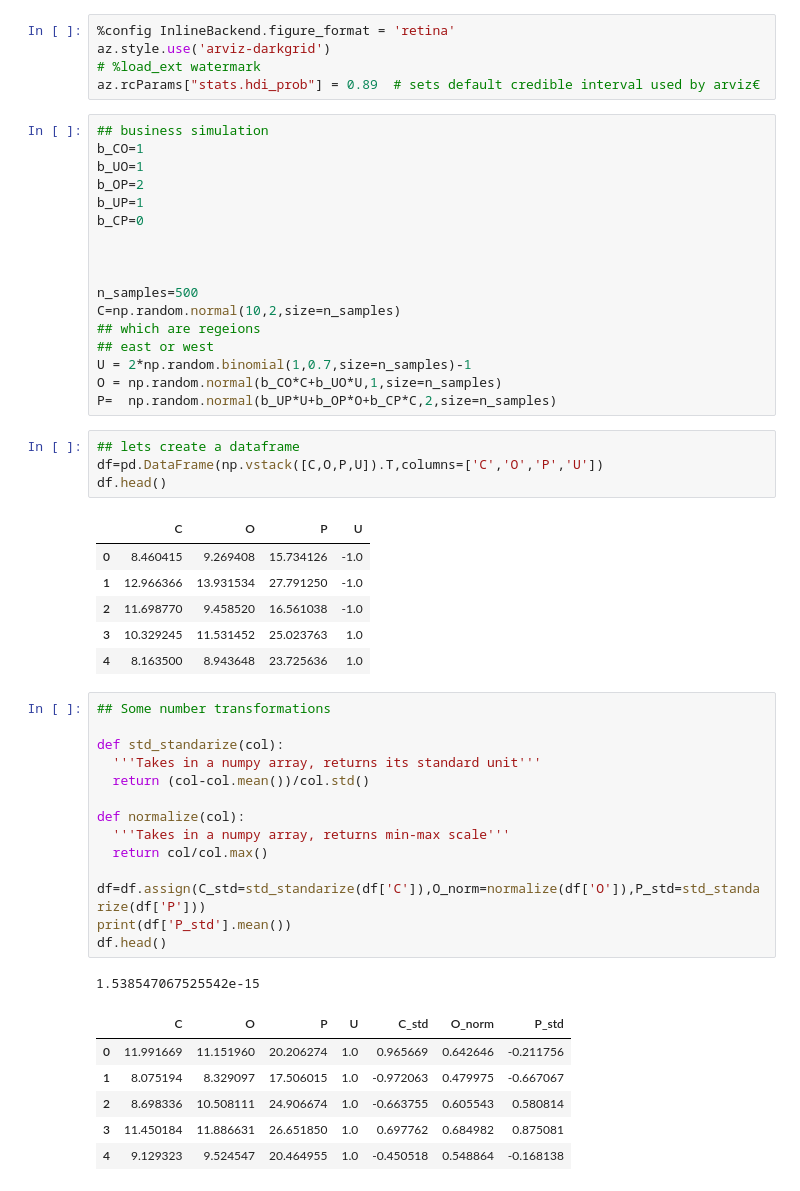
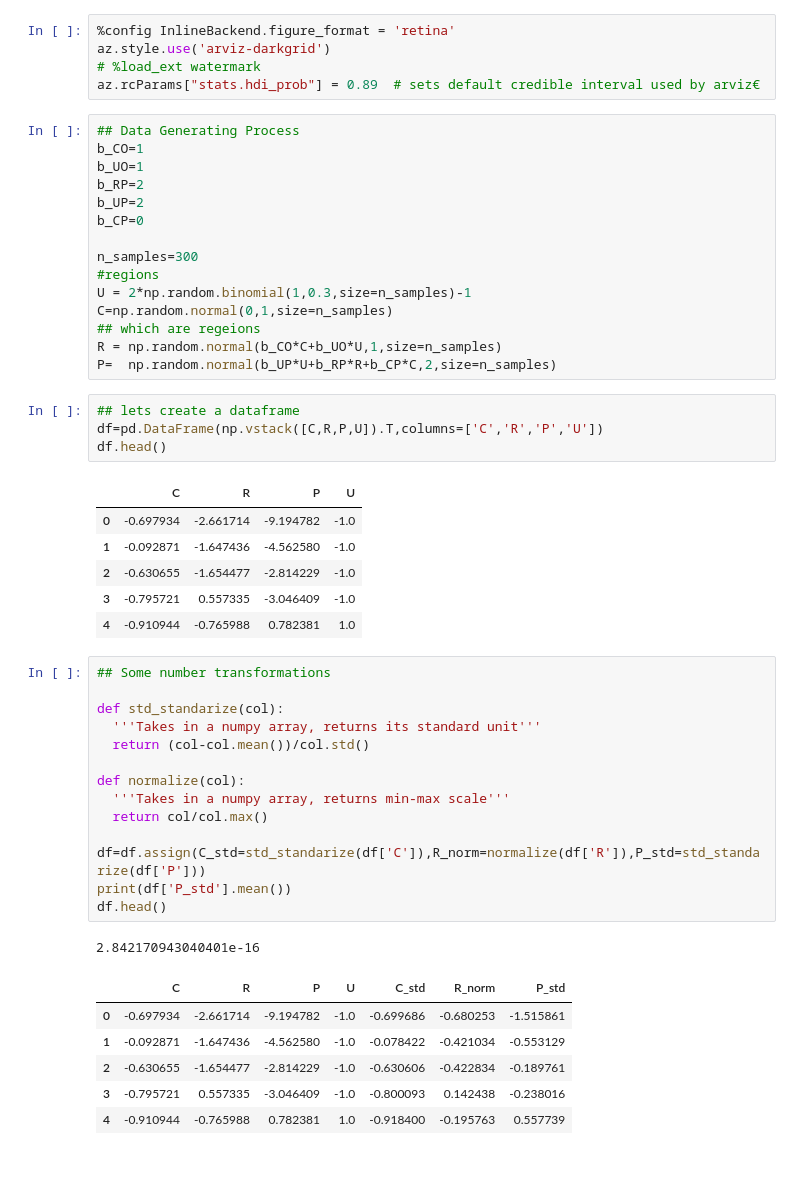
Before and after one commit to roesta07/How-Business-Strategies-can-create-bias, a Jupyter notebook: strategy_analysis.ipynb, the cells around one changed output. Cells and saved outputs as stored; diff of their text form.

```diff
--- a/strategy_analysis.ipynb
+++ b/strategy_analysis.ipynb
@@ -55,54 +55,52 @@ az.style.use('arviz-darkgrid')
 # %load_ext watermark
 az.rcParams["stats.hdi_prob"] = 0.89  # sets default credible interval used by arviz€
 # %%
-## business simulation
+## Data Generating Process
 b_CO=1
 b_UO=1
-b_OP=2
-b_UP=1
+b_RP=2
+b_UP=2
 b_CP=0
 
-
-
-n_samples=500
-C=np.random.normal(10,2,size=n_samples)
+n_samples=300
+#regions
+U = 2*np.random.binomial(1,0.3,size=n_samples)-1
+C=np.random.normal(0,1,size=n_samples)
 ## which are regeions
-## east or west
-U = 2*np.random.binomial(1,0.7,size=n_samples)-1
-O = np.random.normal(b_CO*C+b_UO*U,1,size=n_samples)
-P=  np.random.normal(b_UP*U+b_OP*O+b_CP*C,2,size=n_samples)
+R = np.random.normal(b_CO*C+b_UO*U,1,size=n_samples)
+P=  np.random.normal(b_UP*U+b_RP*R+b_CP*C,2,size=n_samples)
 # %%
 ## lets create a dataframe
-df=pd.DataFrame(np.vstack([C,O,P,U]).T,columns=['C','O','P','U'])
+df=pd.DataFrame(np.vstack([C,R,P,U]).T,columns=['C','R','P','U'])
 df.head()
 # %% [output]
-|  | C | O | P | U |
-| 0 | 8.460415 | 9.269408 | 15.734126 | -1.0 |
-| 1 | 12.966366 | 13.931534 | 27.791250 | -1.0 |
-| 2 | 11.698770 | 9.458520 | 16.561038 | -1.0 |
-| 3 | 10.329245 | 11.531452 | 25.023763 | 1.0 |
-| 4 | 8.163500 | 8.943648 | 23.725636 | 1.0 |
+|  | C | R | P | U |
+| 0 | -0.697934 | -2.661714 | -9.194782 | -1.0 |
+| 1 | -0.092871 | -1.647436 | -4.562580 | -1.0 |
+| 2 | -0.630655 | -1.654477 | -2.814229 | -1.0 |
+| 3 | -0.795721 | 0.557335 | -3.046409 | -1.0 |
+| 4 | -0.910944 | -0.765988 | 0.782381 | 1.0 |
 # %%
 ## Some number transformations
 
 def std_standarize(col):
   '''Takes in a numpy array, returns its standard unit'''
   return (col-col.mean())/col.std()
 
 def normalize(col):
   '''Takes in a numpy array, returns min-max scale'''
   return col/col.max()
 
-df=df.assign(C_std=std_standarize(df['C']),O_norm=normalize(df['O']),P_std=std_standarize(df['P']))
+df=df.assign(C_std=std_standarize(df['C']),R_norm=normalize(df['R']),P_std=std_standarize(df['P']))
 print(df['P_std'].mean())
 df.head()
 # %% [output]
-1.538547067525542e-15
+2.842170943040401e-16
-|  | C | O | P | U | C_std | O_norm | P_std |
-| 0 | 11.991669 | 11.151960 | 20.206274 | 1.0 | 0.965669 | 0.642646 | -0.211756 |
-| 1 | 8.075194 | 8.329097 | 17.506015 | 1.0 | -0.972063 | 0.479975 | -0.667067 |
-| 2 | 8.698336 | 10.508111 | 24.906674 | 1.0 | -0.663755 | 0.605543 | 0.580814 |
-| 3 | 11.450184 | 11.886631 | 26.651850 | 1.0 | 0.697762 | 0.684982 | 0.875081 |
-| 4 | 9.129323 | 9.524547 | 20.464955 | 1.0 | -0.450518 | 0.548864 | -0.168138 |
+|  | C | R | P | U | C_std | R_norm | P_std |
+| 0 | -0.697934 | -2.661714 | -9.194782 | -1.0 | -0.699686 | -0.680253 | -1.515861 |
+| 1 | -0.092871 | -1.647436 | -4.562580 | -1.0 | -0.078422 | -0.421034 | -0.553129 |
+| 2 | -0.630655 | -1.654477 | -2.814229 | -1.0 | -0.630606 | -0.422834 | -0.189761 |
+| 3 | -0.795721 | 0.557335 | -3.046409 | -1.0 | -0.800093 | 0.142438 | -0.238016 |
+| 4 | -0.910944 | -0.765988 | 0.782381 | 1.0 | -0.918400 | -0.195763 | 0.557739 |
 # %%
 ## Modeling
```
Also changed, not shown: parts of 7 cells of this notebook.
